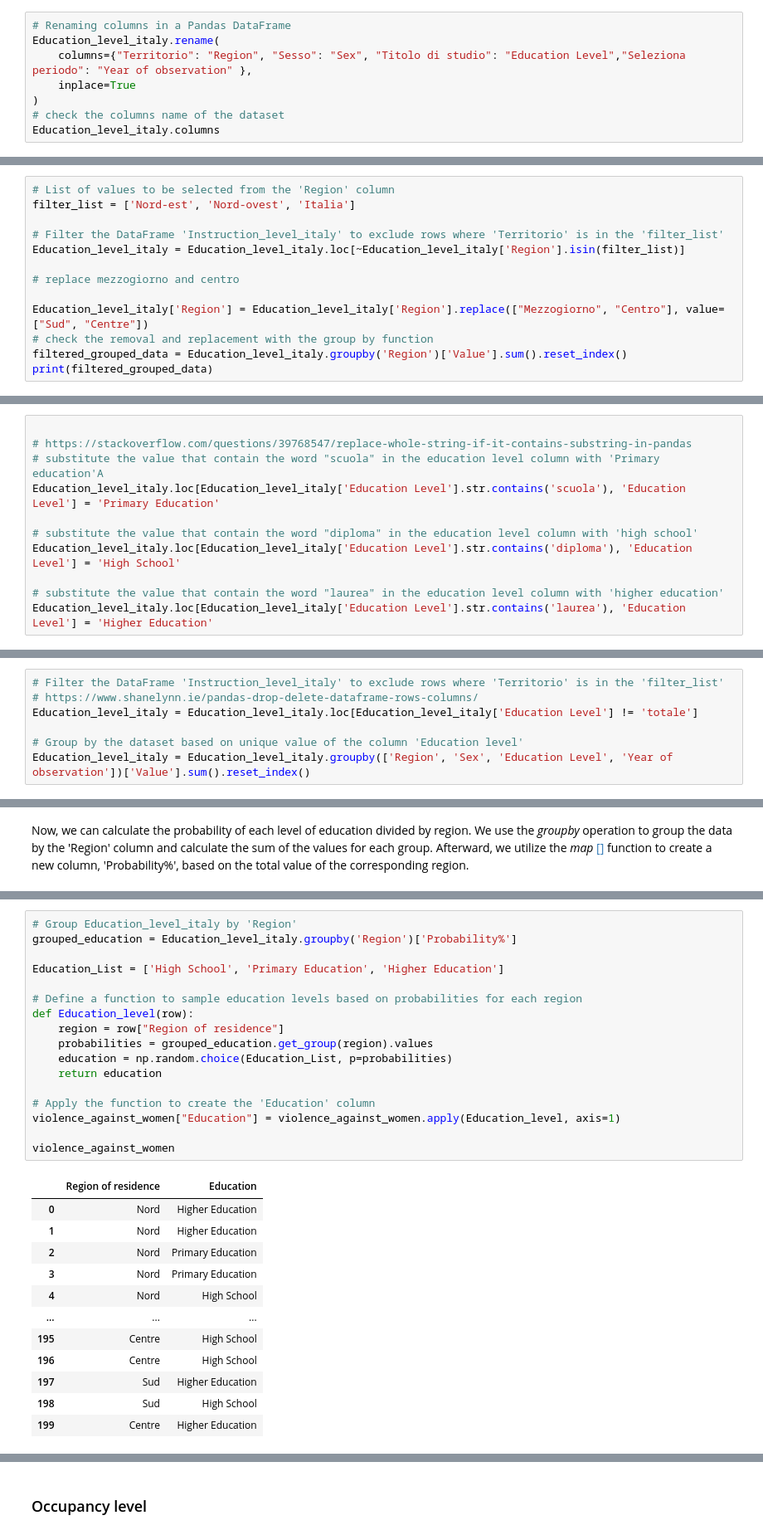
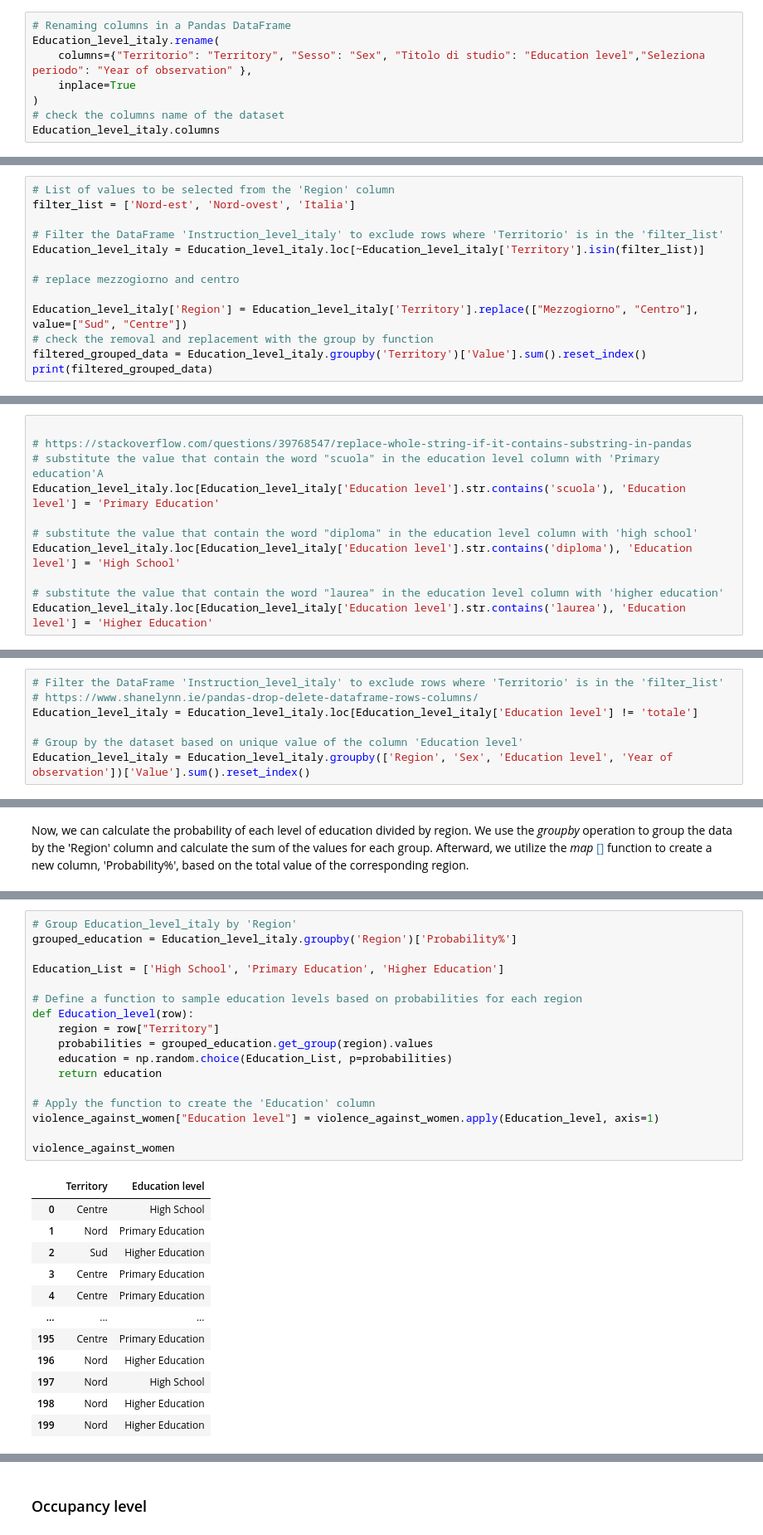
Before and after one commit to Cecilia8989/PfDA_Assignement, a Jupyter notebook: PfDA_Project_1.ipynb, the cells around one changed output, grey strips where cells are left out. Shown: that part at 83% size. Saved outputs shown, nothing was run; the diff lists cells and outputs as text.

```diff
--- a/PfDA_Project_1.ipynb
+++ b/PfDA_Project_1.ipynb
@@ -376,7 +376,7 @@ Replace the colum name with a more understandacle meaning for english speaker us
 # %%
 # Renaming columns in a Pandas DataFrame
 Education_level_italy.rename(
-    columns={"Territorio": "Region", "Sesso": "Sex", "Titolo di studio": "Education Level","Seleziona periodo": "Year of observation" },
+    columns={"Territorio": "Territory", "Sesso": "Sex", "Titolo di studio": "Education level","Seleziona periodo": "Year of observation" },
     inplace=True
 )
 # check the columns name of the dataset
@@ -409,12 +409,12 @@ The 'Region' column, after conducting a unique() analysis, revealed redundant va
 filter_list = ['Nord-est', 'Nord-ovest', 'Italia']
 
 # Filter the DataFrame 'Instruction_level_italy' to exclude rows where 'Territorio' is in the 'filter_list'
-Education_level_italy = Education_level_italy.loc[~Education_level_italy['Region'].isin(filter_list)]
+Education_level_italy = Education_level_italy.loc[~Education_level_italy['Territory'].isin(filter_list)]
 
 # replace mezzogiorno and centro
 
-Education_level_italy['Region'] = Education_level_italy['Region'].replace(["Mezzogiorno", "Centro"], value=["Sud", "Centre"])
+Education_level_italy['Region'] = Education_level_italy['Territory'].replace(["Mezzogiorno", "Centro"], value=["Sud", "Centre"])
 # check the removal and replacement with the group by function
-filtered_grouped_data = Education_level_italy.groupby('Region')['Value'].sum().reset_index()
+filtered_grouped_data = Education_level_italy.groupby('Territory')['Value'].sum().reset_index()
 print(filtered_grouped_data)
 # %% [output]
@@ -445,23 +445,23 @@ The replace will be done with the pandas metho str.contain [[]](http://pandas.py
 
 # https://stackoverflow.com/questions/39768547/replace-whole-string-if-it-contains-substring-in-pandas
 # substitute the value that contain the word "scuola" in the education level column with 'Primary education'A
-Education_level_italy.loc[Education_level_italy['Education Level'].str.contains('scuola'), 'Education Level'] = 'Primary Education'
+Education_level_italy.loc[Education_level_italy['Education level'].str.contains('scuola'), 'Education level'] = 'Primary Education'
 
 # substitute the value that contain the word "diploma" in the education level column with 'high school'
-Education_level_italy.loc[Education_level_italy['Education Level'].str.contains('diploma'), 'Education Level'] = 'High School'
+Education_level_italy.loc[Education_level_italy['Education level'].str.contains('diploma'), 'Education level'] = 'High School'
 
 # substitute the value that contain the word "laurea" in the education level column with 'higher education'
-Education_level_italy.loc[Education_level_italy['Education Level'].str.contains('laurea'), 'Education Level'] = 'Higher Education'
+Education_level_italy.loc[Education_level_italy['Education level'].str.contains('laurea'), 'Education level'] = 'Higher Education'
 # %% [markdown]
 Then we can remove the 'total' column, as it is redundant, and group the dataset by education level.
 The removal will be done using the .loc function  [[]](https://www.shanelynn.ie/pandas-drop-delete-dataframe-rows-columns/) which will find all the values that don't match the given date, and the dataset will be updated accordingly.
 # %%
 # Filter the DataFrame 'Instruction_level_italy' to exclude rows where 'Territorio' is in the 'filter_list'
 # https://www.shanelynn.ie/pandas-drop-delete-dataframe-rows-columns/
-Education_level_italy = Education_level_italy.loc[Education_level_italy['Education Level'] != 'totale']
+Education_level_italy = Education_level_italy.loc[Education_level_italy['Education level'] != 'totale']
 
 # Group by the dataset based on unique value of the column 'Education level'
-Education_level_italy = Education_level_italy.groupby(['Region', 'Sex', 'Education Level', 'Year of observation'])['Value'].sum().reset_index()
+Education_level_italy = Education_level_italy.groupby(['Region', 'Sex', 'Education level', 'Year of observation'])['Value'].sum().reset_index()
 # %% [markdown]
 Now we can split the datases on three different dataset, one for each region.
 # %%
@@ -506,33 +506,33 @@ Education_level_italy
 # %%
 # Group Education_level_italy by 'Region'
 grouped_education = Education_level_italy.groupby('Region')['Probability%']
 
 Education_List = ['High School', 'Primary Education', 'Higher Education']
 
 # Define a function to sample education levels based on probabilities for each region
 def Education_level(row):
-    region = row["Region of residence"]
+    region = row["Territory"]
     probabilities = grouped_education.get_group(region).values
     education = np.random.choice(Education_List, p=probabilities)
     return education
 
 # Apply the function to create the 'Education' column
-violence_against_women["Education"] = violence_against_women.apply(Education_level, axis=1)
+violence_against_women["Education level"] = violence_against_women.apply(Education_level, axis=1)
 
 violence_against_women
 # %% [output]
-|  | Region of residence | Education |
-| 0 | Nord | Higher Education |
-| 1 | Nord | Higher Education |
-| 2 | Nord | Primary Education |
-| 3 | Nord | Primary Education |
-| 4 | Nord | High School |
+|  | Territory | Education level |
+| 0 | Centre | High School |
+| 1 | Nord | Primary Education |
+| 2 | Sud | Higher Education |
+| 3 | Centre | Primary Education |
+| 4 | Centre | Primary Education |
 | ... | ... | ... |
-| 195 | Centre | High School |
-| 196 | Centre | High School |
-| 197 | Sud | Higher Education |
-| 198 | Sud | High School |
-| 199 | Centre | Higher Education |
+| 195 | Centre | Primary Education |
+| 196 | Nord | Higher Education |
+| 197 | Nord | High School |
+| 198 | Nord | Higher Education |
+| 199 | Nord | Higher Education |
 200 rows × 2 columns
 # %% [markdown]
 ### Occupancy level
```
Also changed, not shown: parts of 24 cells of this notebook, 1 other file.
